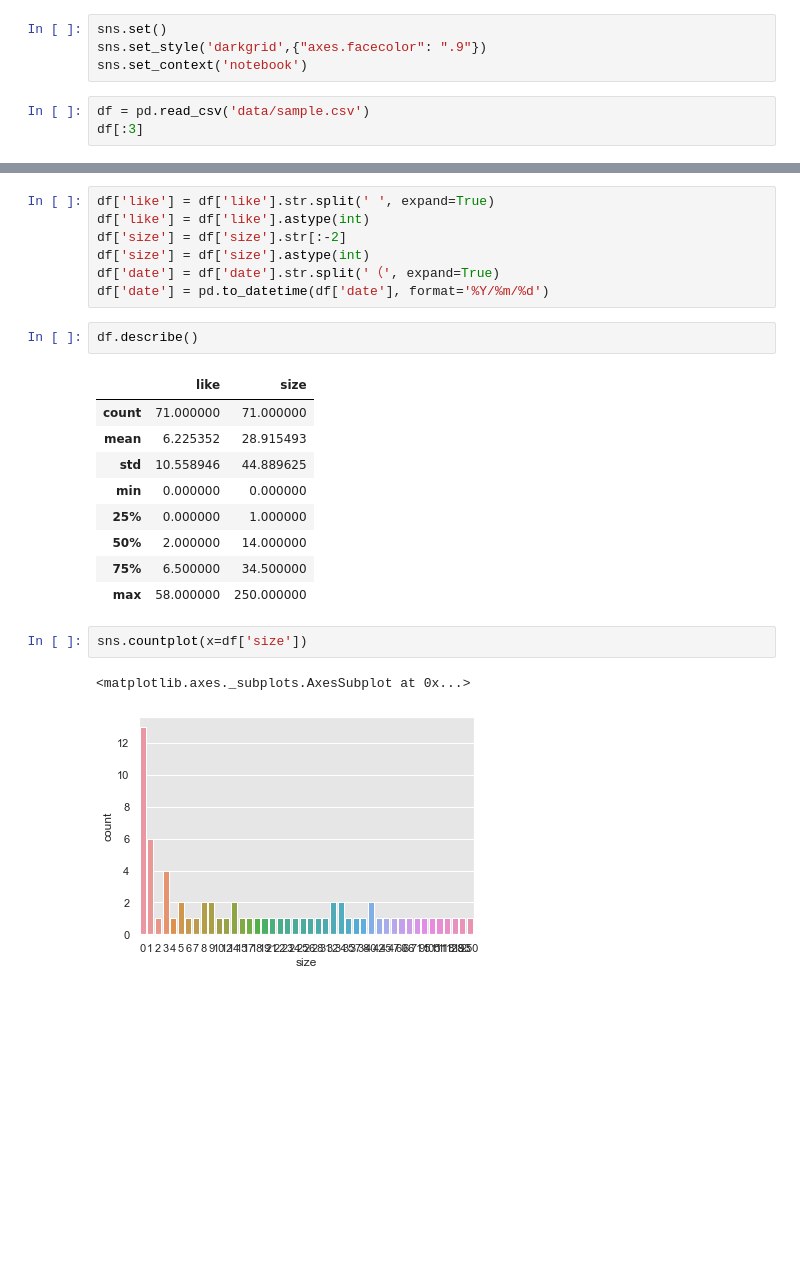
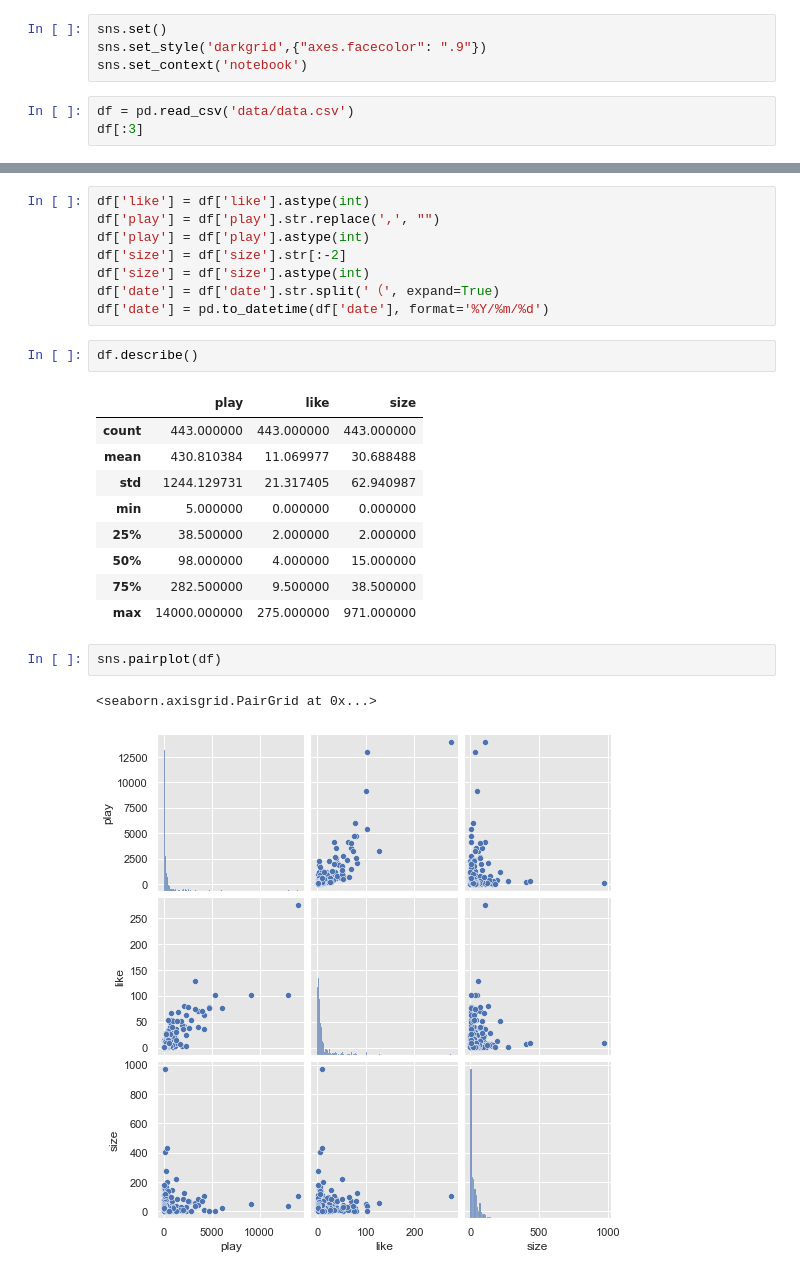
Before and after one commit to te260ku/cluster-scraping, a Jupyter notebook: cluster-scraping-analysis.ipynb, the cells around one changed output, grey strips where cells are left out. Cells and saved outputs as stored; diff of their text form; blank space fills up the shorter version.

```diff
--- a/cluster-scraping-analysis.ipynb
+++ b/cluster-scraping-analysis.ipynb
@@ -12,6 +12,6 @@ sns.set()
 sns.set_style('darkgrid',{"axes.facecolor": ".9"})
 sns.set_context('notebook')
 # %%
-df = pd.read_csv('data/sample.csv')
+df = pd.read_csv('data/data.csv')
 df[:3]
 # %% [output]
@@ -22,6 +22,7 @@ df[:3]
 # %%
-df['like'] = df['like'].str.split(' ', expand=True)
 df['like'] = df['like'].astype(int)
+df['play'] = df['play'].str.replace(',', "")
+df['play'] = df['play'].astype(int)
 df['size'] = df['size'].str[:-2]
 df['size'] = df['size'].astype(int)
 df['date'] = df['date'].str.split('（', expand=True)
@@ -29,17 +30,17 @@ df['date'] = pd.to_datetime(df['date'], format='%Y/%m/%d')
 # %%
 df.describe()
 # %% [output]
-|  | like | size |
-| count | 71.000000 | 71.000000 |
-| mean | 6.225352 | 28.915493 |
-| std | 10.558946 | 44.889625 |
-| min | 0.000000 | 0.000000 |
-| 25% | 0.000000 | 1.000000 |
-| 50% | 2.000000 | 14.000000 |
-| 75% | 6.500000 | 34.500000 |
-| max | 58.000000 | 250.000000 |
+|  | play | like | size |
+| count | 443.000000 | 443.000000 | 443.000000 |
+| mean | 430.810384 | 11.069977 | 30.688488 |
+| std | 1244.129731 | 21.317405 | 62.940987 |
+| min | 5.000000 | 0.000000 | 0.000000 |
+| 25% | 38.500000 | 2.000000 | 2.000000 |
+| 50% | 98.000000 | 4.000000 | 15.000000 |
+| 75% | 282.500000 | 9.500000 | 38.500000 |
+| max | 14000.000000 | 275.000000 | 971.000000 |
 # %%
-sns.countplot(x=df['size'])
+sns.pairplot(df)
 # %% [output]
-<matplotlib.axes._subplots.AxesSubplot at 0x...>
+<seaborn.axisgrid.PairGrid at 0x...>
-[figure, old version]
+[figure, new version]
```
Also changed, not shown: parts of 5 cells of this notebook, 7 other files.
